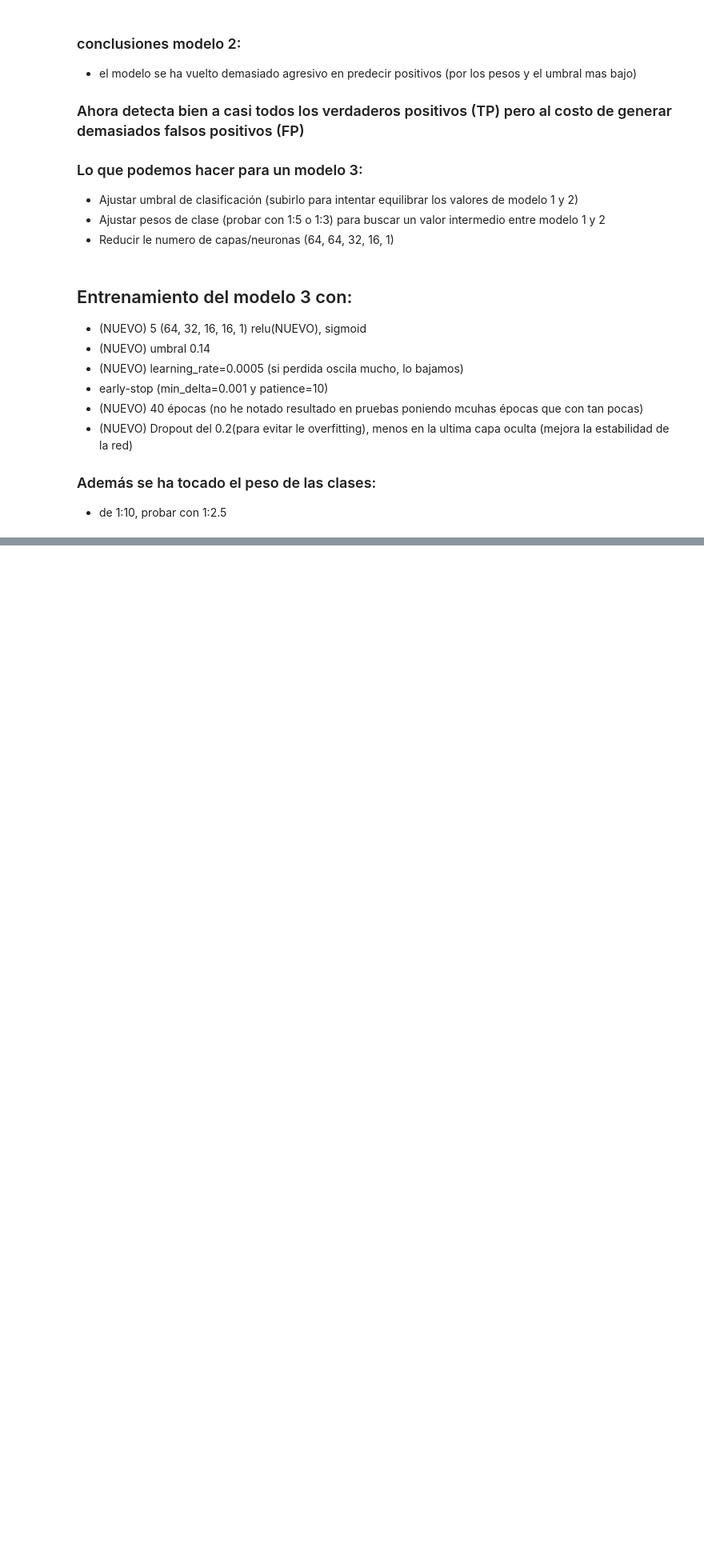
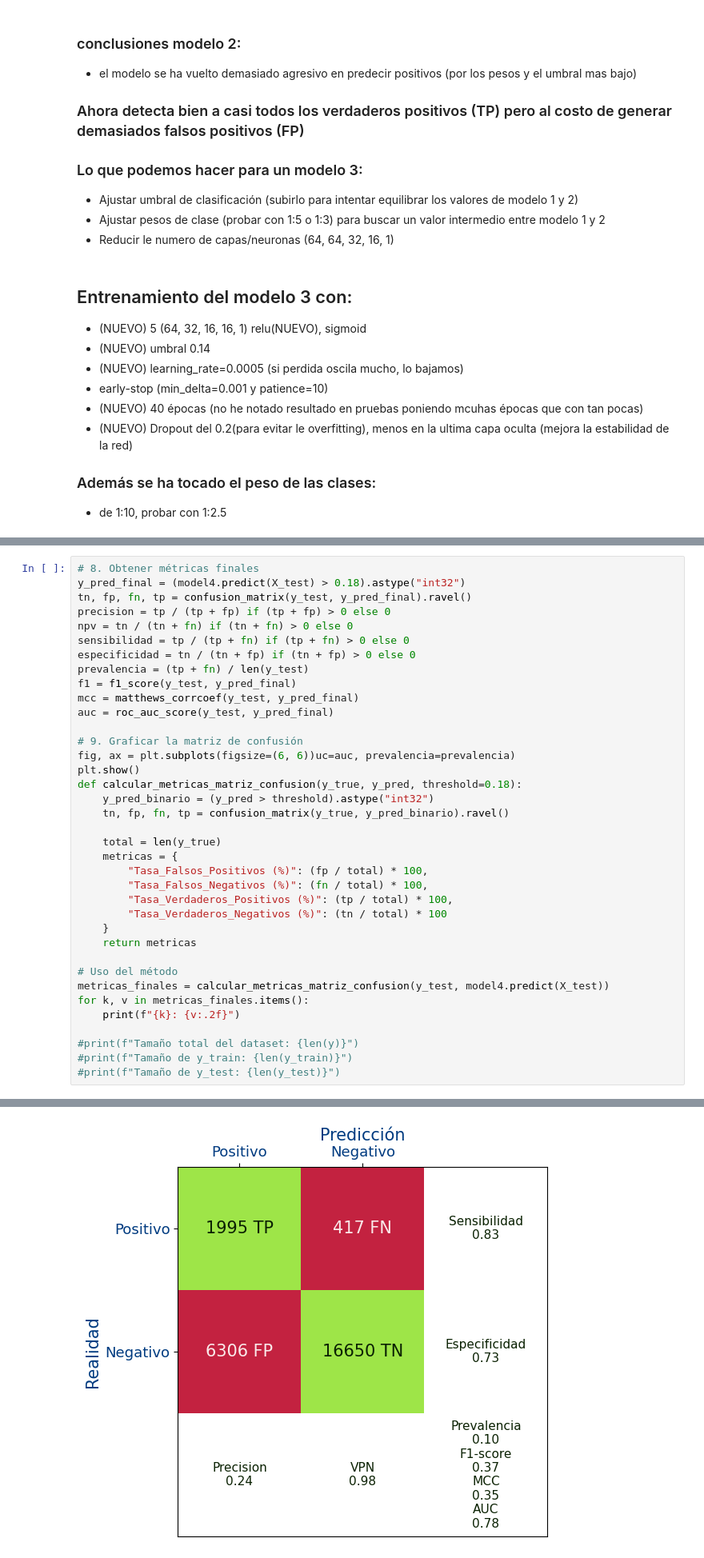
Before and after one commit to JDomingoDelgadoAlonso/Competi1, a Jupyter notebook: JDDACompeti.ipynb, the cells around one changed output, grey strips where cells are left out. Shown at 80% size. Drawn from its saved outputs; the diff is of its cells as text; blank space fills up the shorter version.

```diff
--- a/JDDACompeti.ipynb
+++ b/JDDACompeti.ipynb
@@ -979,0 +1114,38 @@ plt.show()
+# %%
+# 8. Obtener métricas finales
+y_pred_final = (model4.predict(X_test) > 0.18).astype("int32")
+tn, fp, fn, tp = confusion_matrix(y_test, y_pred_final).ravel()
+precision = tp / (tp + fp) if (tp + fp) > 0 else 0
+npv = tn / (tn + fn) if (tn + fn) > 0 else 0
+sensibilidad = tp / (tp + fn) if (tp + fn) > 0 else 0
+especificidad = tn / (tn + fp) if (tn + fp) > 0 else 0
+prevalencia = (tp + fn) / len(y_test)
+f1 = f1_score(y_test, y_pred_final)
+mcc = matthews_corrcoef(y_test, y_pred_final)
+auc = roc_auc_score(y_test, y_pred_final)
+
+# 9. Graficar la matriz de confusión
+fig, ax = plt.subplots(figsize=(6, 6))uc=auc, prevalencia=prevalencia)
+plt.show()
+def calcular_metricas_matriz_confusion(y_true, y_pred, threshold=0.18):
+    y_pred_binario = (y_pred > threshold).astype("int32")
+    tn, fp, fn, tp = confusion_matrix(y_true, y_pred_binario).ravel()
+
+    total = len(y_true)
+    metricas = {
+        "Tasa_Falsos_Positivos (%)": (fp / total) * 100,
+        "Tasa_Falsos_Negativos (%)": (fn / total) * 100,
+        "Tasa_Verdaderos_Positivos (%)": (tp / total) * 100,
+        "Tasa_Verdaderos_Negativos (%)": (tn / total) * 100
+    }
+    return metricas
+
+# Uso del método
+metricas_finales = calcular_metricas_matriz_confusion(y_test, model4.predict(X_test))
+for k, v in metricas_finales.items():
+    print(f"{k}: {v:.2f}")
+
+#print(f"Tamaño total del dataset: {len(y)}")
+#print(f"Tamaño de y_train: {len(y_train)}")
+#print(f"Tamaño de y_test: {len(y_test)}")
+# %% [output]
@@ -979,0 +1153 @@ plt.show()
+[figure, added]
```
Also changed, not shown: parts of 19 cells of this notebook, 4 other files.
